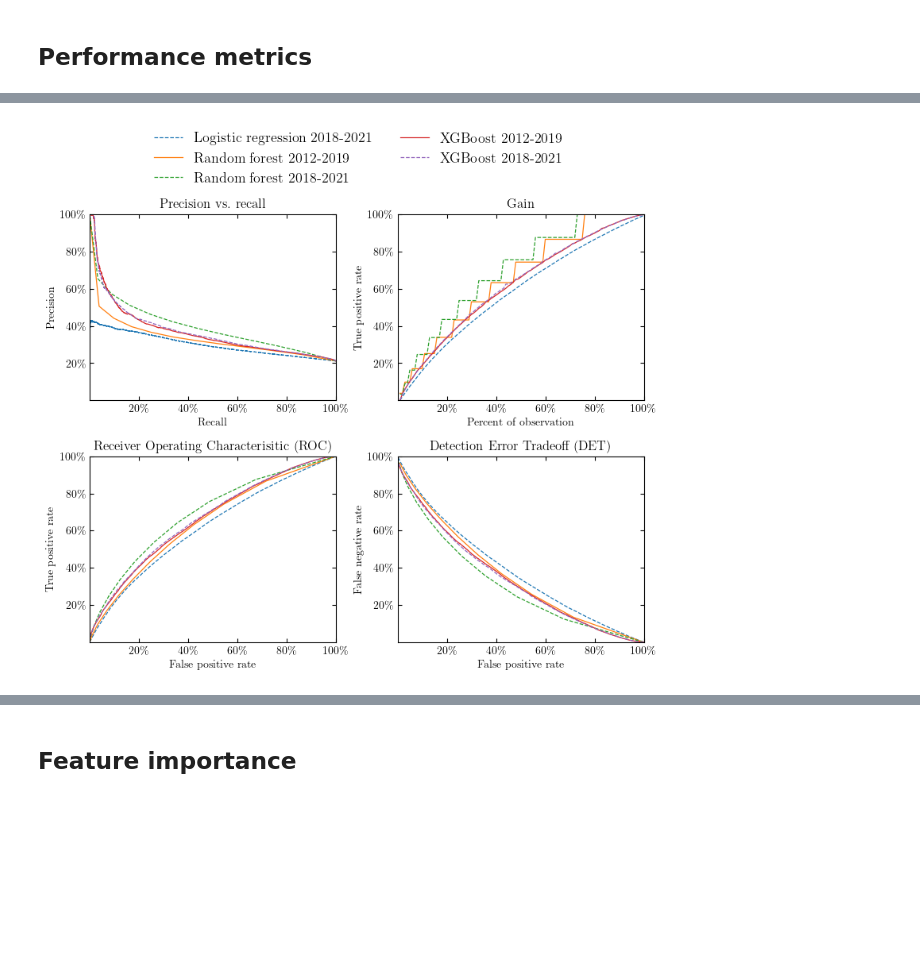
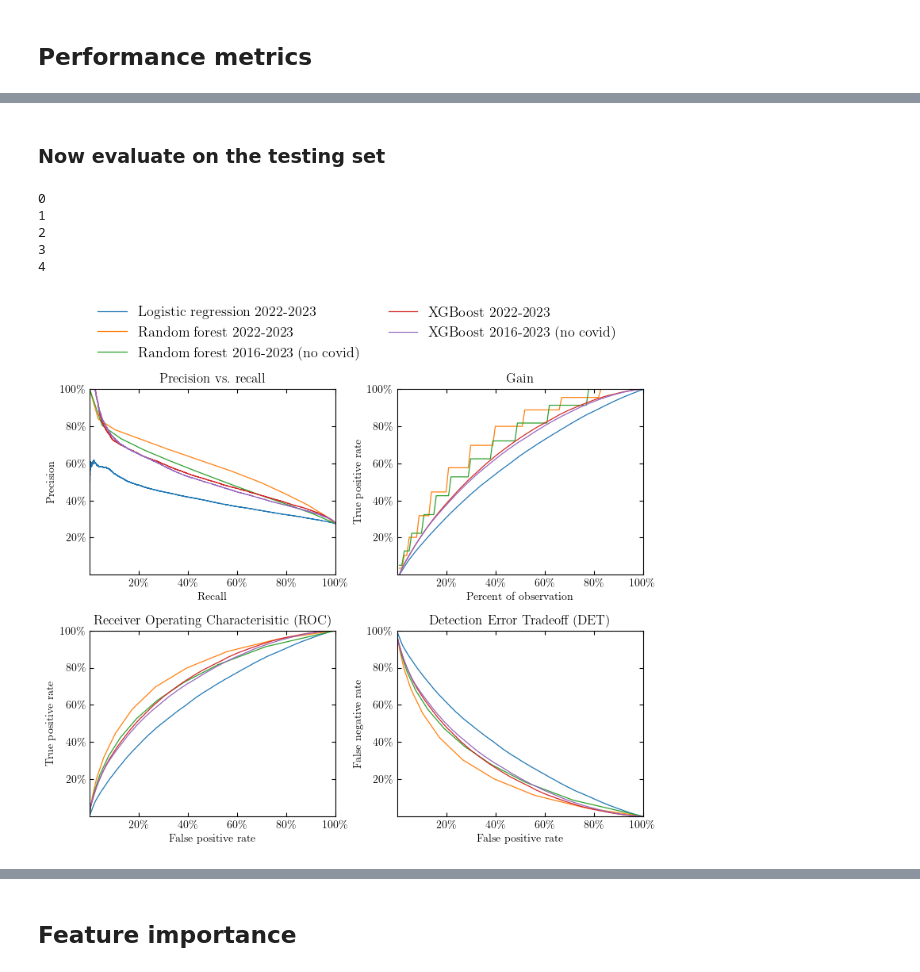
Before and after one commit to simonguichandut/WillMyFlightBeLate, a Jupyter notebook: Notebooks/Classification.ipynb, the cells around one changed output, grey strips where cells are left out. Cells and saved outputs as stored; diff of their text form; code cells hidden in the pictures; blank space fills up the shorter version.

Commit message:
update classification notebook

```diff
--- a/Notebooks/Classification.ipynb
+++ b/Notebooks/Classification.ipynb
@@ -100,5 +108,4 @@ scaler = preprocessing.MinMaxScaler()
 scaler.fit(X_train[['AIR_TIME']])
 
 X_train[['AIR_TIME']] = scaler.transform(X_train[['AIR_TIME']])
-X_val[['AIR_TIME']] = scaler.transform(X_val[['AIR_TIME']])
 X_test[['AIR_TIME']] = scaler.transform(X_test[['AIR_TIME']])
@@ -149,3 +139,8 @@ year_column = X_train['FL_DATE'].dt.year
+# %%
+first_year = [2020,2016,2012]
+year_column = X_train['FL_DATE'].dt.year
+
+i_covid = np.logical_or(year_column == 2020, year_column == 2021).values
 # %% [markdown]
 This next cell takes time...
 # %%
@@ -266,2 +296,7 @@ Training XG on 2018-2021
+# %%
+RF1_y_pred = RF1.predict_proba(X_val1)[:,1]
+RF2_y_pred = RF2.predict_proba(X_val2)[:,1]
+XG1_y_pred = XG1.predict_proba(X_val1)[:,1]
+XG2_y_pred = XG2.predict_proba(X_val2)[:,1]
 # %% [markdown]
 ## Performance metrics
@@ -267,0 +371,9 @@ Training XG on 2018-2021
+# %%
+for i, y_val, y_pred in zip(range(5),
+                           [log_reg_y_val[1], y_val1, y_val2, y_val1, y_val2],
+                           [log_reg_y_pred[1], RF1_y_pred, RF2_y_pred, XG1_y_pred, XG2_y_pred]):
+
+    print(labels[i])
+    cm = metrics.confusion_matrix(y_val, y_pred >= 0.5)
+    print(cm/float(len(y_val)))
+    print(metrics.classification_report(y_val, y_pred >= 0.5))
@@ -268,3 +398,5 @@ Training XG on 2018-2021
+# %% [markdown]
+### Now evaluate on the testing set
 # %%
 fig,axes = plt.subplots(2,2,figsize=(9,7))
 fig.subplots_adjust(hspace=0.3,wspace=0.25)
@@ -281,57 +413,60 @@ axes[1][1].set_title('Detection Error Tradeoff (DET)')
 axes[1][1].set_xlabel('False positive rate')
 axes[1][1].set_ylabel('False negative rate')
 
-labels = ("Logistic regression 2018-2021",
-          "Random forest 2012-2019", "Random forest 2018-2021",
-          "XGBoost 2012-2019", "XGBoost 2018-2021")
+labels = ("Logistic regression 2022-2023",
+          "Random forest 2022-2023", "Random forest 2016-2023 (no covid)",
+          "XGBoost 2022-2023", "XGBoost 2016-2023 (no covid)")
 
-for i,model in enumerate((log_reg_models[0],RF1,RF2,XG1,XG2)):
-# for i,model in enumerate((log_reg_models[0],)):
+for i, label, model in zip(range(5), labels, [log_reg_models[1],RF1,RF2,XG1,XG2]):
 
+    print(i)
 
-    # models including pandemic with dashed line
-    ls = '--' if i%2==0 else '-'
+    y_pred = model.predict_proba(X_test)[:,1]
 
-    y_pred = model.predict_proba(X_val)[:,1]
+    ls = '-'
 
     # Precision Recall
-    precision, recall, thresholds = metrics.precision_recall_curve(y_val, y_pred)
+    precision, recall, thresholds = metrics.precision_recall_curve(y_test, y_pred)
     axes[0][0].plot(recall, precision, ls=ls, lw=0.9, label=labels[i])
 
     # ROC,DET
-    fpr,tpr,_ = metrics.roc_curve(y_val, y_pred)
+    fpr,tpr,_ = metrics.roc_curve(y_test, y_pred)
     axes[1][0].plot(fpr, tpr, ls=ls, lw=0.9)
 
 #     fnr = 1-recall # wrong size?
-    fpr,fnr,_ = metrics.det_curve(y_val, y_pred)
+    fpr,fnr,_ = metrics.det_curve(y_test, y_pred)
     axes[1][1].plot(fpr, fnr, ls=ls, lw=0.9)
 
     # Gains plot (following code from Erdos Bootcamp)
-    pred_df = pd.DataFrame({'actual':y_val,'prob':y_pred})
+    pred_df = pd.DataFrame({'actual':y_test,'prob':y_pred})
     ps = [pred_df.prob.quantile(i) for i in np.arange(1, 0, -0.01)] # getting the p cutoffs for quantiles
     tprs = []
     for i,p in enumerate(ps):
         pred = 1*(pred_df.prob.values >= p)
         ## using the fact the tpr is recall
         tprs.append(metrics.recall_score(pred_df.actual.values, pred))
     axes[0][1].plot(np.arange(0.01,1.01,0.01), tprs, ls=ls, lw=0.9)
-
 
 
 axes[0][1].plot([0,1],[1,1],'k:', lw=0.5)
 
 # axes[0][0].plot([0,1],[1,1],'k:', lw=0.5, label='foo')
 axes[0][0].legend(frameon=False, ncol=2, bbox_to_anchor = (0.5,0.98),
                   loc="center", bbox_transform=fig.transFigure, fontsize=13)
 
 for ax in axes.ravel():
     ax.set_xlim([0,1])
     ax.set_ylim([0,1])
     ax.set_xticks([0.2,0.4,0.6,0.8,1.0],[r"20\%",r"40\%",r"60\%",r"80\%",r"100\%"])
     ax.set_yticks([0.2,0.4,0.6,0.8,1.0],[r"20\%",r"40\%",r"60\%",r"80\%",r"100\%"])
 
 # plt.tight_layout()
-fig.savefig("metrics_plot.pdf", bbox_inches='tight')
+fig.savefig("metrics_plot_testing.pdf", bbox_inches='tight')
 plt.show()
 # %% [output]
+0
+1
+2
+3
+4
-[figure, old version]
+[figure, new version]
```
Also changed, not shown: parts of 31 cells of this notebook, 1 other file.
